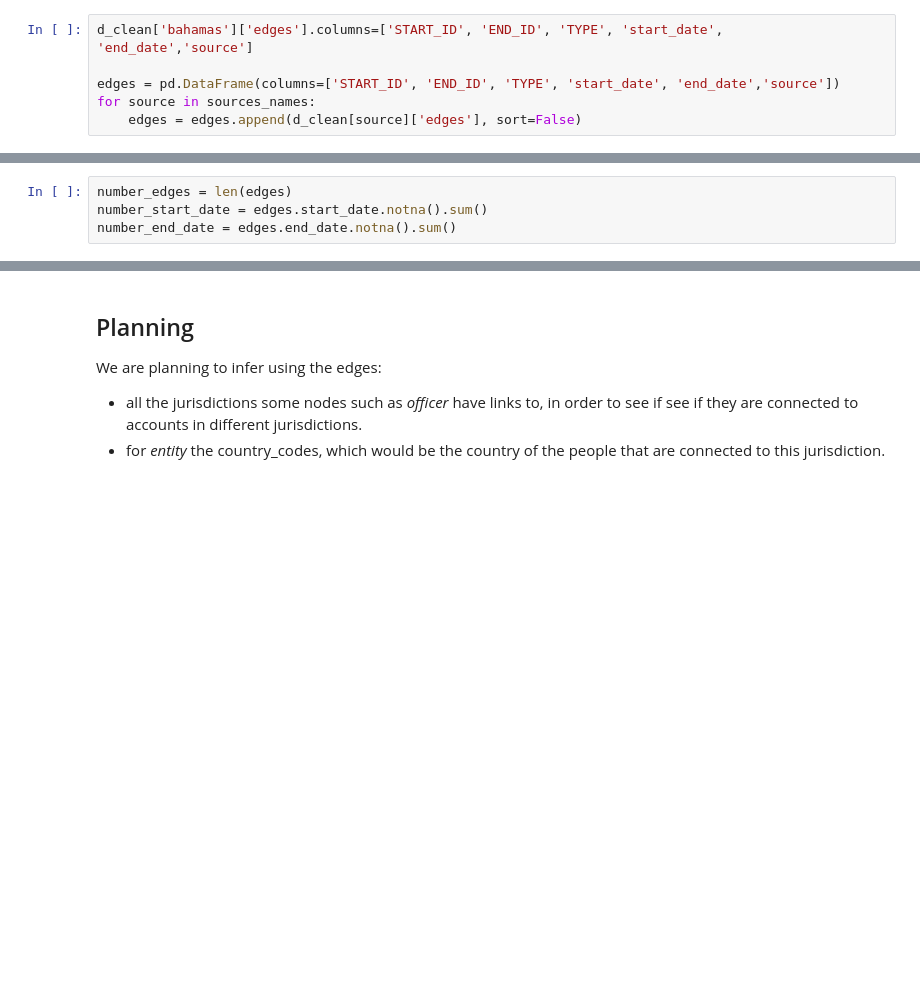
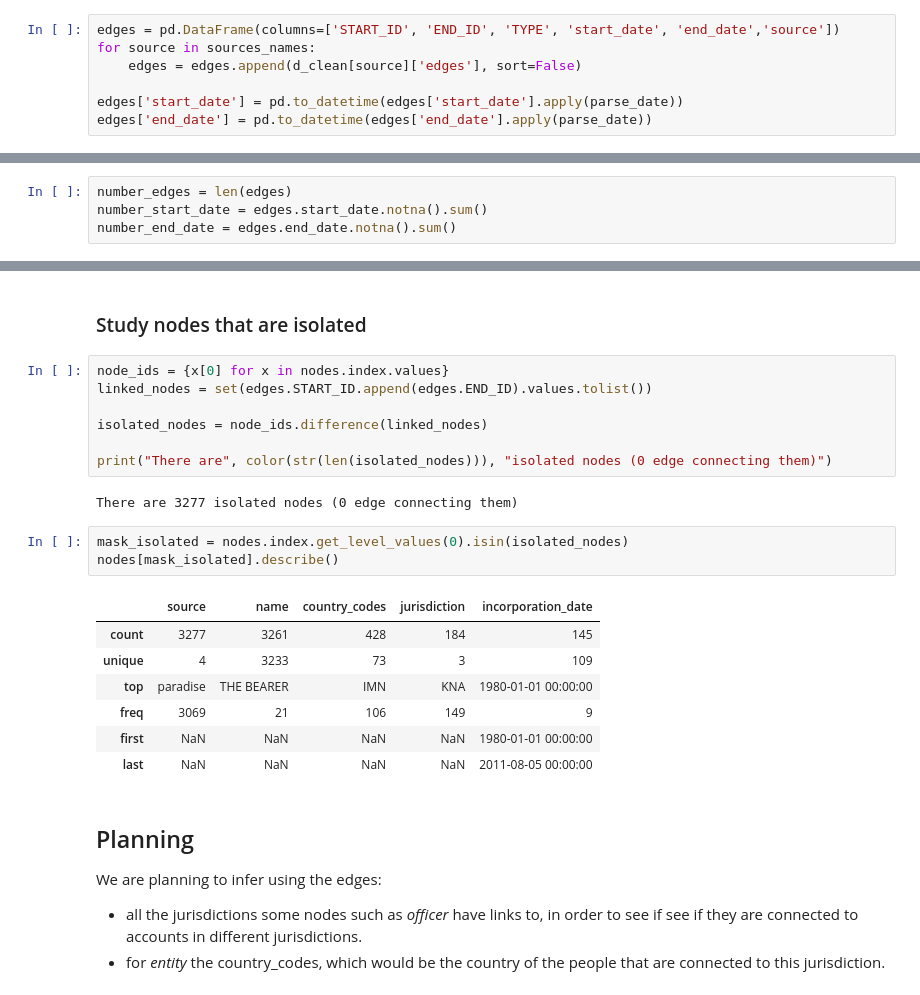
Before and after one commit to yymartin/ADA_Project_Cobra, a Jupyter notebook: Main.ipynb, the cells around one changed output, grey strips where cells are left out. Saved outputs shown, nothing was run; the diff lists cells and outputs as text; blank space fills up the shorter version.

```diff
--- a/Main.ipynb
+++ b/Main.ipynb
@@ -314,8 +454,9 @@ nodes.loc[nodes.type == 'other'].describe()
 # %% [markdown]
 ## Create and study *edges* dataframe
 # %%
-d_clean['bahamas']['edges'].columns=['START_ID', 'END_ID', 'TYPE', 'start_date', 'end_date','source']
-
 edges = pd.DataFrame(columns=['START_ID', 'END_ID', 'TYPE', 'start_date', 'end_date','source'])
 for source in sources_names:
     edges = edges.append(d_clean[source]['edges'], sort=False)
+
+edges['start_date'] = pd.to_datetime(edges['start_date'].apply(parse_date))
+edges['end_date'] = pd.to_datetime(edges['end_date'].apply(parse_date))
@@ -338,3 +575,25 @@ TODO :
+# %% [markdown]
+### Study nodes that are isolated
+# %%
+node_ids = {x[0] for x in nodes.index.values}
+linked_nodes = set(edges.START_ID.append(edges.END_ID).values.tolist())
+
+isolated_nodes = node_ids.difference(linked_nodes)
+
+print("There are", color(str(len(isolated_nodes))), "isolated nodes (0 edge connecting them)")
+# %% [output]
+There are 3277 isolated nodes (0 edge connecting them)
+# %%
+mask_isolated = nodes.index.get_level_values(0).isin(isolated_nodes)
+nodes[mask_isolated].describe()
+# %% [output]
+|  | source | name | country_codes | jurisdiction | incorporation_date |
+| count | 3277 | 3261 | 428 | 184 | 145 |
+| unique | 4 | 3233 | 73 | 3 | 109 |
+| top | paradise | THE BEARER | IMN | KNA | 1980-01-01 00:00:00 |
+| freq | 3069 | 21 | 106 | 149 | 9 |
+| first | NaN | NaN | NaN | NaN | 1980-01-01 00:00:00 |
+| last | NaN | NaN | NaN | NaN | 2011-08-05 00:00:00 |
 # %% [markdown]
 ## Planning
 
```
Also changed, not shown: parts of 42 cells of this notebook.
